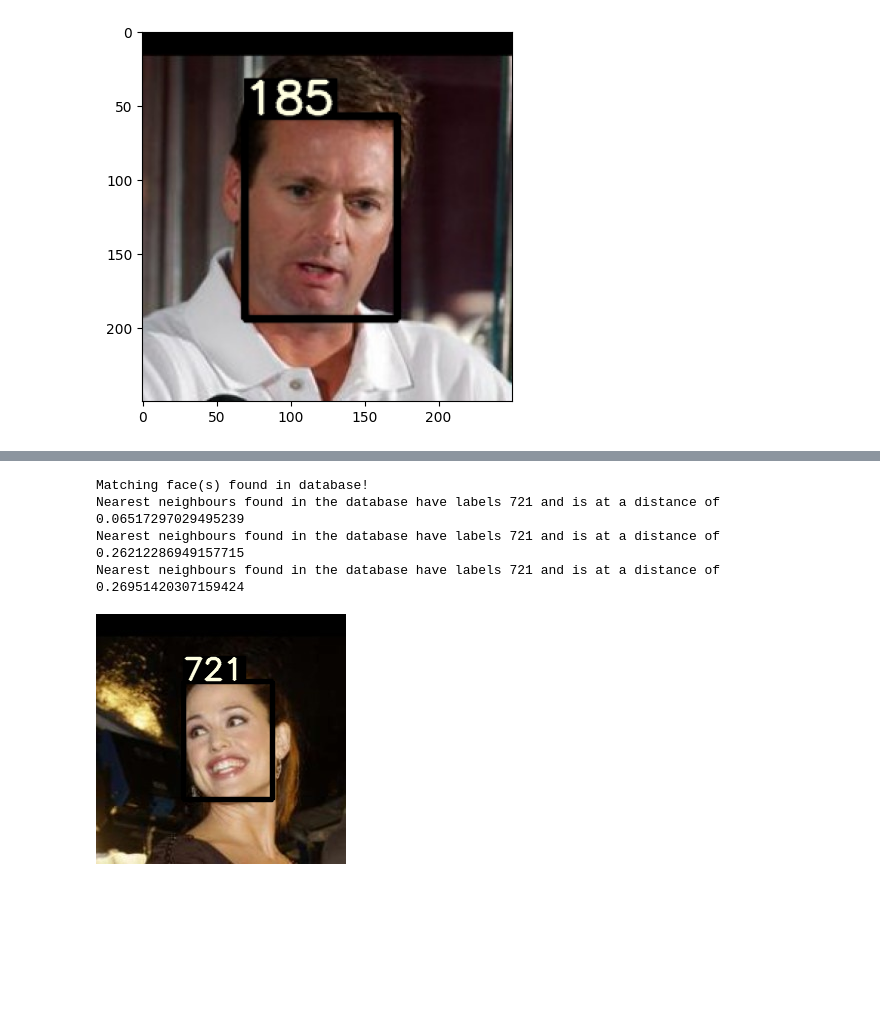
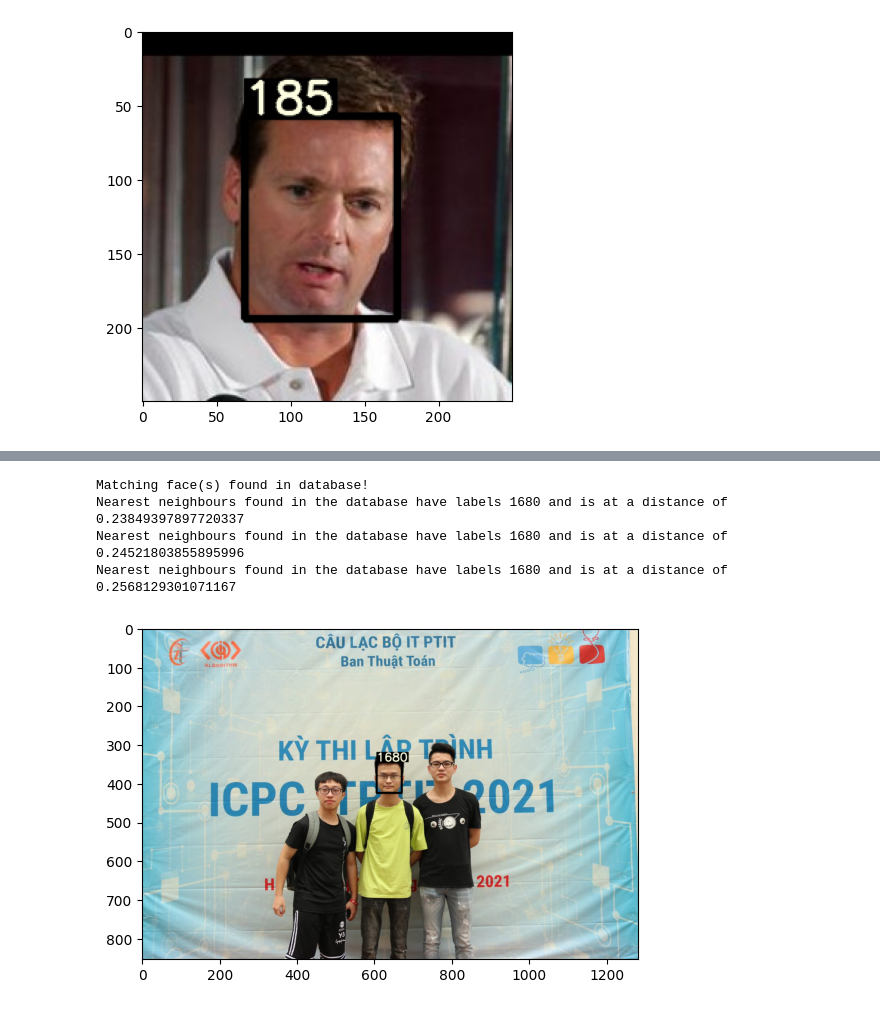
Before and after one commit to thanhnienyeumeo/Face-Recognition-ITPTIT-AI-TEAM, a Jupyter notebook: faceRecognition.ipynb, the cells around one changed output, grey strips where cells are left out. Saved outputs shown, nothing was run; the diff lists cells and outputs as text; code cells hidden in the pictures; blank space fills up the shorter version.

```diff
--- a/faceRecognition.ipynb
+++ b/faceRecognition.ipynb
@@ -187,0 +192,6 @@ Embeeding 626 image: 198.64952874183655 seconds
+# %%
+embs = list(embs)
+labels = list(labels)
+probe_embs = list(probe_embs)
+probe_labels = list(probe_labels)
+print(type(embs))
@@ -193,0 +206,7 @@ assert len(probe_embs) == len(probe_labels)
+# %%
+path = "Face Data\Face Dataset\\1681"
+#PHPath = "Face Data\Face Dataset\\000"
+allFile = os.listdir(path)
+print(allFile)
+eval, probe = generate_train_and_test(allFile)
+print(eval, probe)
@@ -193,0 +216,4 @@ assert len(probe_embs) == len(probe_labels)
+# %%
+for i in eval:
+    print(i)
+    print(cv2.imread(os.path.join(path, i)))
@@ -194 +238,10 @@ assert len(probe_embs) == len(probe_labels)
+# %%
+
+emb, label = generate_embs(eval, app, detector, str(1681) ,path)
+
+probe_emb, probe_label = generate_embs(probe, app, detector, str(1681), path)
+probe_embs.extend(probe_emb)
+probe_labels.extend(probe_label)
+embs.extend(emb)
+labels.extend(label)
 # %%
@@ -303,8 +361,8 @@ No matching face(s) found on database!
 # %%
-print_ID_results("/content/drive/MyDrive/AI/Face Dataset/721/3.jpg", labels, verbose=True)
+print_ID_results("thumbnail.jpg", labels, verbose=True)
 # %% [output]
 Matching face(s) found in database!
-Nearest neighbours found in the database have labels 721 and is at a distance of 0.06517297029495239
-Nearest neighbours found in the database have labels 721 and is at a distance of 0.26212286949157715
-Nearest neighbours found in the database have labels 721 and is at a distance of 0.26951420307159424
+Nearest neighbours found in the database have labels 1680 and is at a distance of 0.23849397897720337
+Nearest neighbours found in the database have labels 1680 and is at a distance of 0.24521803855895996
+Nearest neighbours found in the database have labels 1680 and is at a distance of 0.2568129301071167
-[figure, old version]
+[figure, new version]
```
Also changed, not shown: parts of 14 cells of this notebook, 8 other files.
